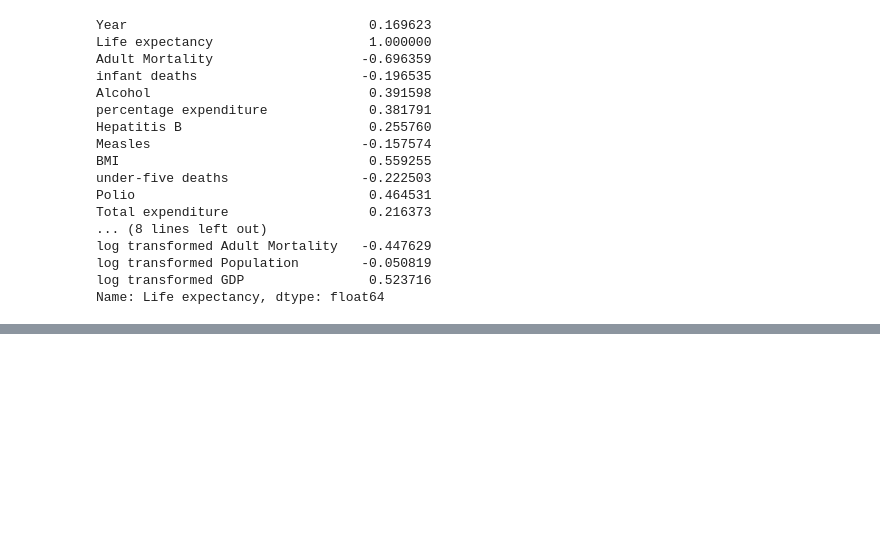
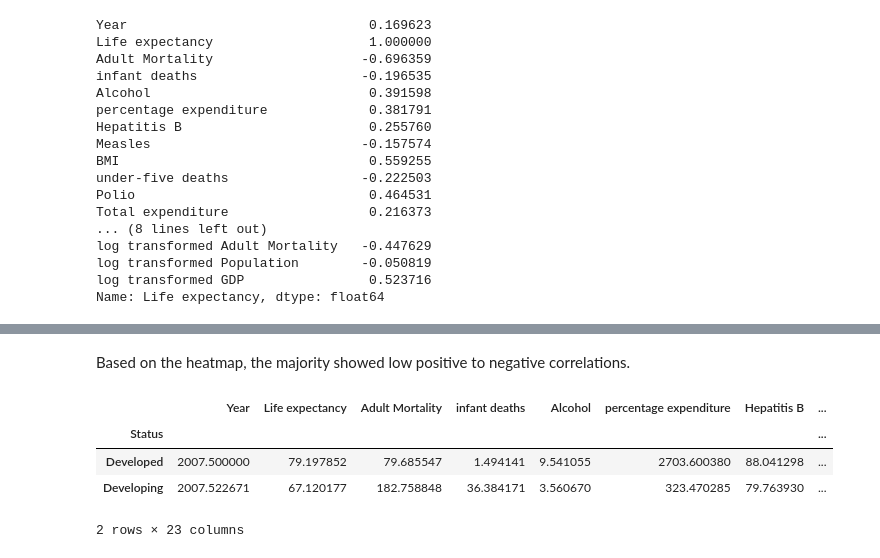
Before and after one commit to ale1995co/Model-Preparation-Challenge, a Jupyter notebook: Model Preparation Challenge.ipynb, the cells around one changed output, grey strips where cells are left out. Saved outputs shown, nothing was run; the diff lists cells and outputs as text; code cells hidden in the pictures; blank space fills up the shorter version.

```diff
--- a/Model Preparation Challenge.ipynb
+++ b/Model Preparation Challenge.ipynb
@@ -402,0 +407,10 @@ Text(0.5, 1.0, 'correlation matrix (Life Expectancy)')
+# %% [markdown]
+Based on the heatmap, the majority showed low positive to negative correlations.
+# %%
+life_expectancy_df.groupby("Status").mean()
+# %% [output]
+|  | Year | Life expectancy | Adult Mortality | infant deaths | Alcohol | percentage expenditure | Hepatitis B | ... |
+| Status |  |  |  |  |  |  |  | ... |
+| Developed | 2007.500000 | 79.197852 | 79.685547 | 1.494141 | 9.541055 | 2703.600380 | 88.041298 | ... |
+| Developing | 2007.522671 | 67.120177 | 182.758848 | 36.384171 | 3.560670 | 323.470285 | 79.763930 | ... |
+2 rows × 23 columns
```
Also changed, not shown: parts of 4 cells of this notebook.
